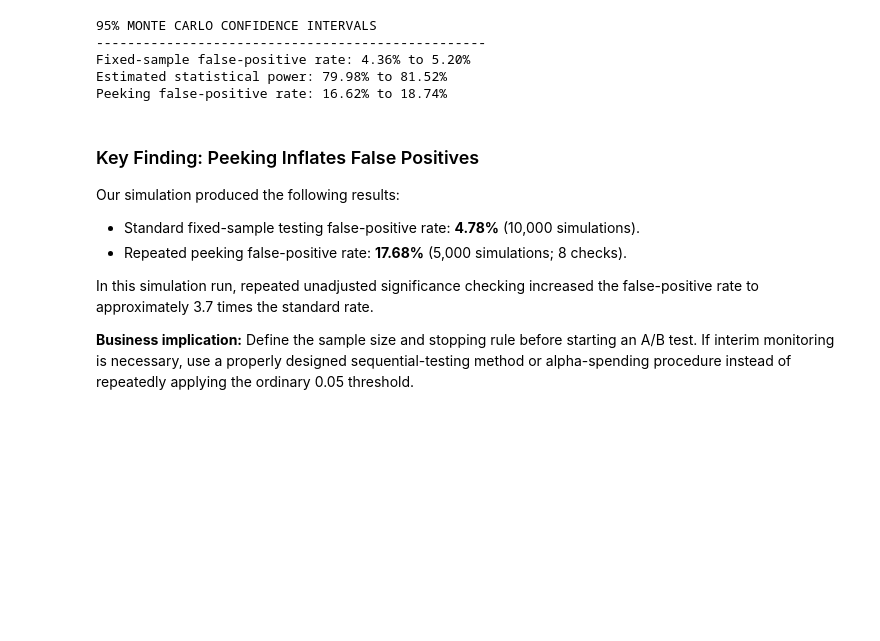
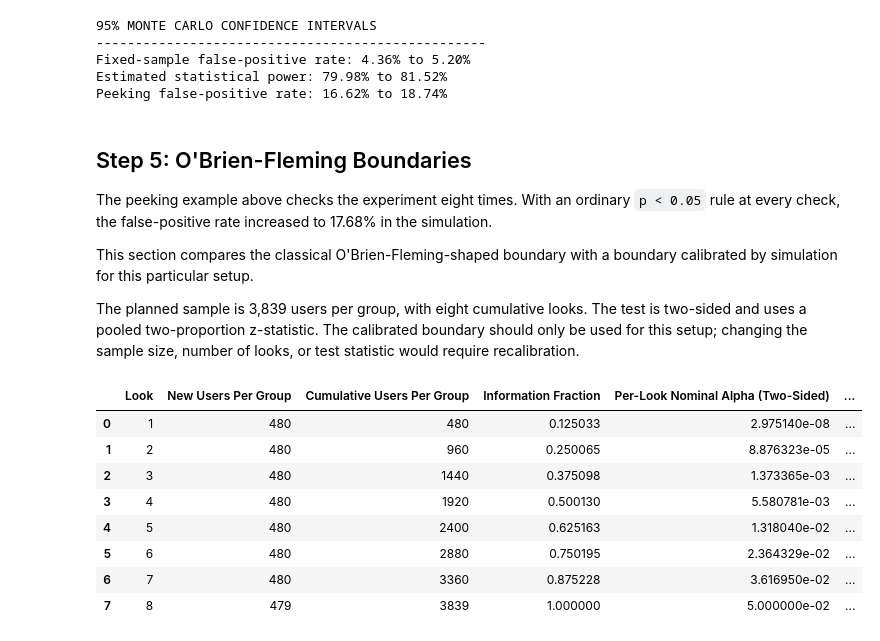
Before and after one commit to satyam-katara/ab-test-design-sizing, a Jupyter notebook: ab_test_sizing.ipynb, the cells around one changed output. Cells and saved outputs as stored; diff of their text form; code cells hidden in the pictures; blank space fills up the shorter version.

```diff
--- a/ab_test_sizing.ipynb
+++ b/ab_test_sizing.ipynb
@@ -439,13 +445,51 @@ Fixed-sample false-positive rate: 4.36% to 5.20%
 Estimated statistical power: 79.98% to 81.52%
 Peeking false-positive rate: 16.62% to 18.74%
 # %% [markdown]
-### Key Finding: Peeking Inflates False Positives
+## Step 5: O'Brien-Fleming Boundaries
 
-Our simulation produced the following results:
+The peeking example above checks the experiment eight times. With an ordinary `p < 0.05` rule at every check, the false-positive rate increased to 17.68% in the simulation.
 
-- Standard fixed-sample testing false-positive rate: **4.78%** (10,000 simulations).
-- Repeated peeking false-positive rate: **17.68%** (5,000 simulations; 8 checks).
+This section compares the classical O'Brien-Fleming-shaped boundary with a boundary calibrated by simulation for this particular setup.
 
-In this simulation run, repeated unadjusted significance checking increased the false-positive rate to approximately 3.7 times the standard rate.
-
-**Business implication:** Define the sample size and stopping rule before starting an A/B test. If interim monitoring is necessary, use a properly designed sequential-testing method or alpha-spending procedure instead of repeatedly applying the ordinary 0.05 threshold.
+The planned sample is 3,839 users per group, with eight cumulative looks. The test is two-sided and uses a pooled two-proportion z-statistic. The calibrated boundary should only be used for this setup; changing the sample size, number of looks, or test statistic would require recalibration.
+# %%
+from scipy.stats import norm
+import numpy as np
+import pandas as pd
+
+# Experiment configuration
+checks = 8
+n = 3839
+alpha = 0.05
+
+# Incremental and cumulative sample sizes per group
+batch_sizes = np.full(checks, n // checks)
+batch_sizes[:n % checks] += 1
+cumulative_n = np.cumsum(batch_sizes)
+information_fraction = cumulative_n / n
+
+# Classical OBF-shaped reference boundaries
+z_alpha = norm.ppf(1 - alpha / 2)
+z_boundaries = z_alpha / np.sqrt(information_fraction)
+alpha_boundaries = 2 * norm.sf(z_boundaries)
+
+obf_table = pd.DataFrame({
+    "Look": range(1, checks + 1),
+    "New Users Per Group": batch_sizes,
+    "Cumulative Users Per Group": cumulative_n,
+    "Information Fraction": information_fraction,
+    "Per-Look Nominal Alpha (Two-Sided)": alpha_boundaries,
+    "Z Boundary": z_boundaries
+})
+
+obf_table
+# %% [output]
+|  | Look | New Users Per Group | Cumulative Users Per Group | Information Fraction | Per-Look Nominal Alpha (Two-Sided) | ... |
+| 0 | 1 | 480 | 480 | 0.125033 | 2.975140e-08 | ... |
+| 1 | 2 | 480 | 960 | 0.250065 | 8.876323e-05 | ... |
+| 2 | 3 | 480 | 1440 | 0.375098 | 1.373365e-03 | ... |
+| 3 | 4 | 480 | 1920 | 0.500130 | 5.580781e-03 | ... |
+| 4 | 5 | 480 | 2400 | 0.625163 | 1.318040e-02 | ... |
+| 5 | 6 | 480 | 2880 | 0.750195 | 2.364329e-02 | ... |
+| 6 | 7 | 480 | 3360 | 0.875228 | 3.616950e-02 | ... |
+| 7 | 8 | 479 | 3839 | 1.000000 | 5.000000e-02 | ... |
```
Also changed, not shown: parts of 10 cells of this notebook, 6 other files.
